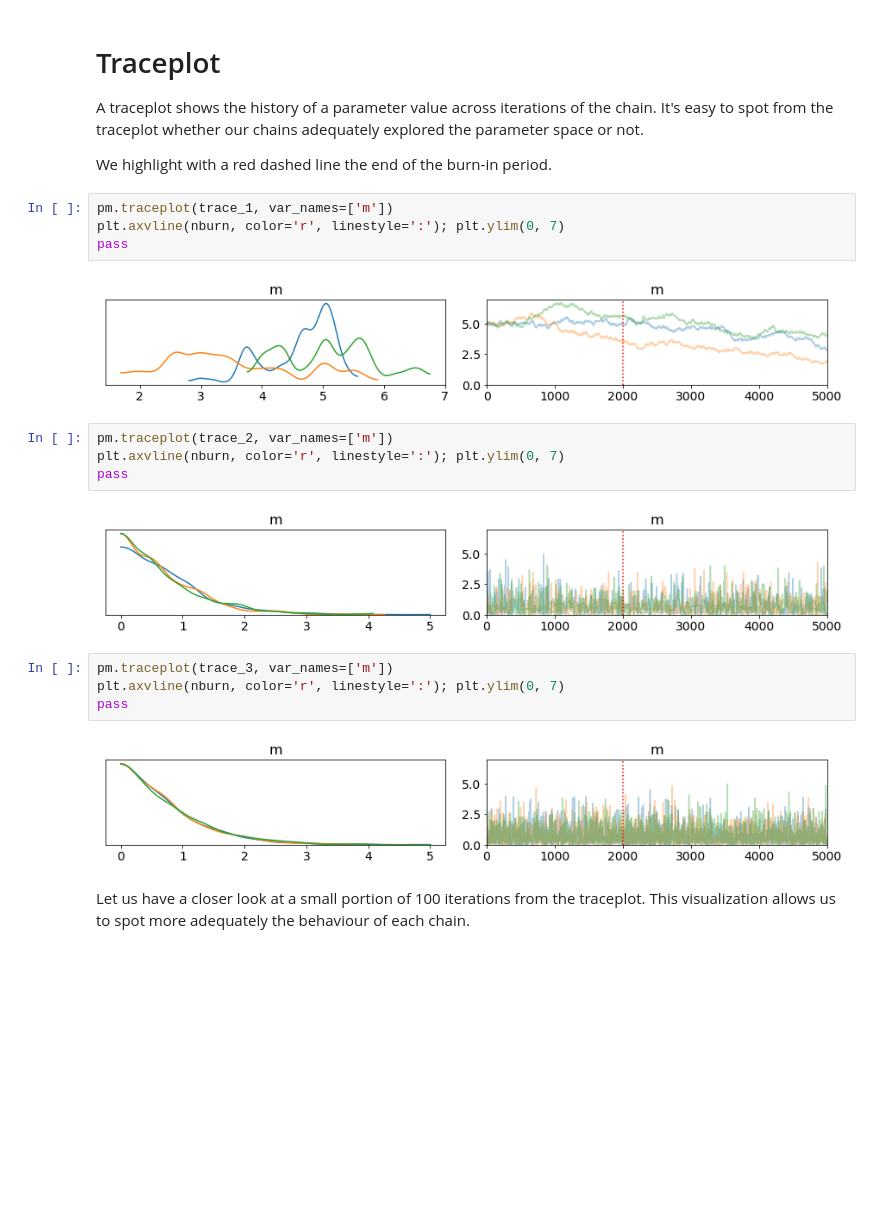
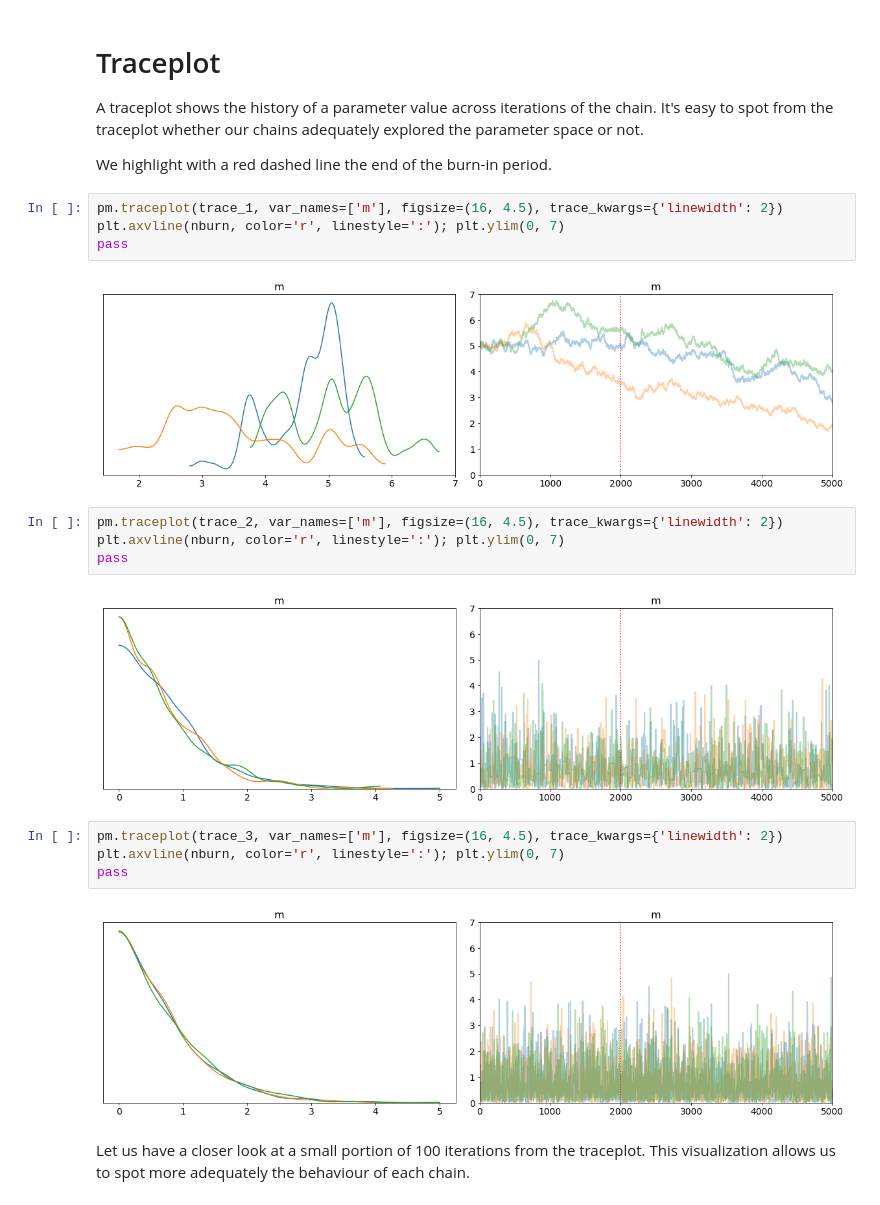
Before and after one commit to fcastagna/mcmc_convergence, a Jupyter notebook: try.ipynb, the cells around one changed output. Saved outputs shown, nothing was run; the diff lists cells and outputs as text; blank space fills up the shorter version.

```diff
--- a/try.ipynb
+++ b/try.ipynb
@@ -68,23 +69,23 @@ A traceplot shows the history of a parameter value across iterations of the chai
 
 We highlight with a red dashed line the end of the burn-in period.
 # %%
-pm.traceplot(trace_1, var_names=['m'])
+pm.traceplot(trace_1, var_names=['m'], figsize=(16, 4.5), trace_kwargs={'linewidth': 2})
 plt.axvline(nburn, color='r', linestyle=':'); plt.ylim(0, 7)
 pass
 # %% [output]
-[figure, old version]
+[figure, new version]
 # %%
-pm.traceplot(trace_2, var_names=['m'])
+pm.traceplot(trace_2, var_names=['m'], figsize=(16, 4.5), trace_kwargs={'linewidth': 2})
 plt.axvline(nburn, color='r', linestyle=':'); plt.ylim(0, 7)
 pass
 # %% [output]
-[figure, old version]
+[figure, new version]
 # %%
-pm.traceplot(trace_3, var_names=['m'])
+pm.traceplot(trace_3, var_names=['m'], figsize=(16, 4.5), trace_kwargs={'linewidth': 2})
 plt.axvline(nburn, color='r', linestyle=':'); plt.ylim(0, 7)
 pass
 # %% [output]
-[figure, old version]
+[figure, new version]
 # %% [markdown]
 Let us have a closer look at a small portion of 100 iterations from the traceplot. This visualization allows us to spot more adequately the behaviour of each chain.
 # %%
```
Also changed, not shown: parts of 2 cells of this notebook.
